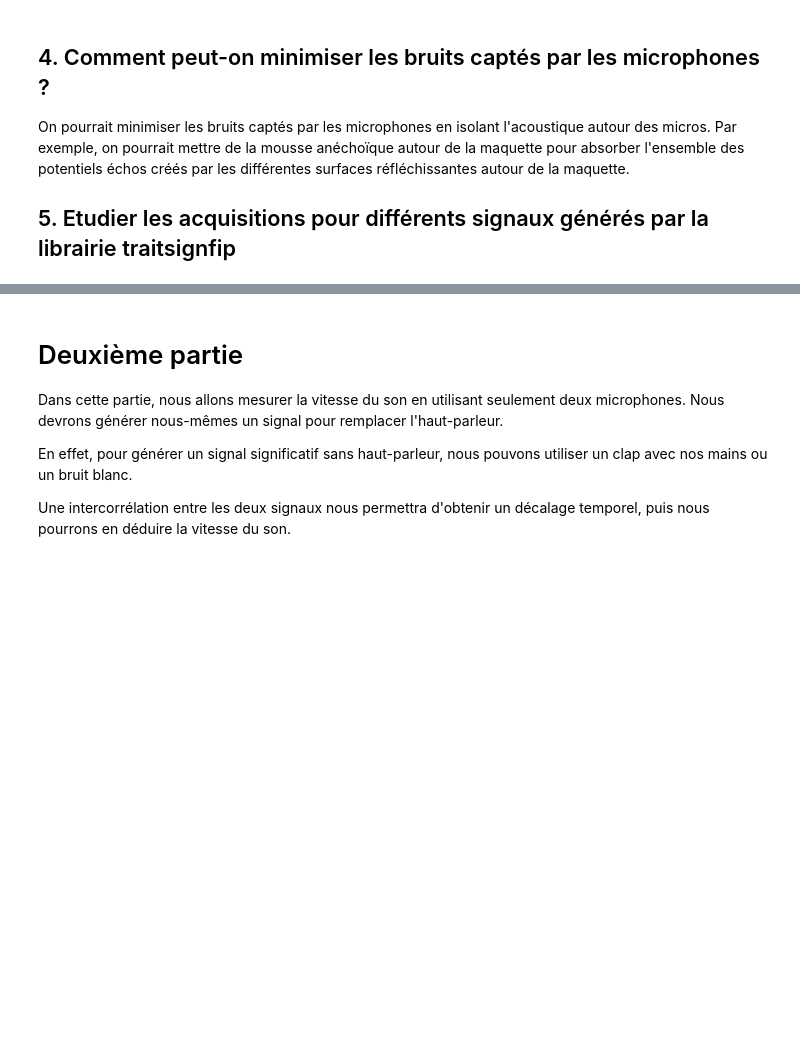
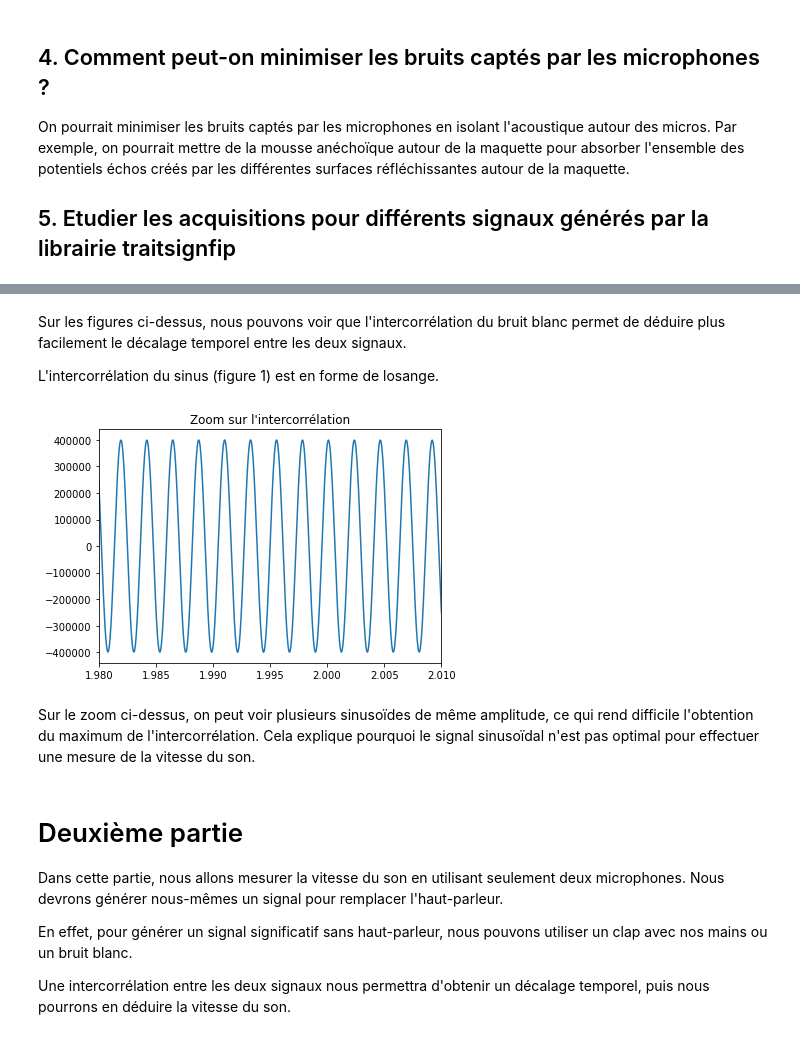
Before and after one commit to zuce68/ProjetFIP2A, a Jupyter notebook: Professeur/TP1/MesureDuSon.ipynb, the cells around one changed output, grey strips where cells are left out. Saved outputs shown, nothing was run; the diff lists cells and outputs as text; code cells hidden in the pictures; blank space fills up the shorter version.

```diff
--- a/Professeur/TP1/MesureDuSon.ipynb
+++ b/Professeur/TP1/MesureDuSon.ipynb
@@ -100,3 +156,34 @@ On pourrait minimiser les bruits captés par les microphones en isolant l'acoust
+# %% [markdown]
+Sur les figures ci-dessus, nous pouvons voir que l'intercorrélation du bruit blanc permet de déduire plus facilement le décalage temporel entre les deux signaux.
+
+L'intercorrélation du sinus (figure 1) est en forme de losange.
+# %%
+#Sinus
+rate, data = scipy.io.wavfile.read('sinus.wav')#Lecture du fichier où l'acquisition a été enregistrée
+data_right = data[:,1]
+data_left = data[:,0]
+
+
+
+samples=(np.sin(2 * np.pi * np.arange(44100 * 2 ) * 440 / 44100)).astype(np.float32)
+
+
+corrLeft=scipy.signal.correlate(data_left,samples, mode='same')
+corrRight=scipy.signal.correlate(data_right,samples, mode='same')
+
+n = np.arange(0,len(data))/44100
+
+plt.figure()
+plt.title("Zoom sur l'intercorrélation")
+plt.plot(n,corrLeft)
+plt.xlim(1.98,2.01)
+
+
+plt.tight_layout()
+# %% [output]
+[figure, added]
+# %% [markdown]
+Sur le zoom ci-dessus, on peut voir plusieurs sinusoïdes de même amplitude, ce qui rend difficile l'obtention du maximum de l'intercorrélation. Cela explique pourquoi le signal sinusoïdal n'est pas optimal pour effectuer une mesure de la vitesse du son.
 # %% [markdown]
 # Deuxième partie
 
```
Also changed, not shown: parts of 1 cell of this notebook, 6 other files.
